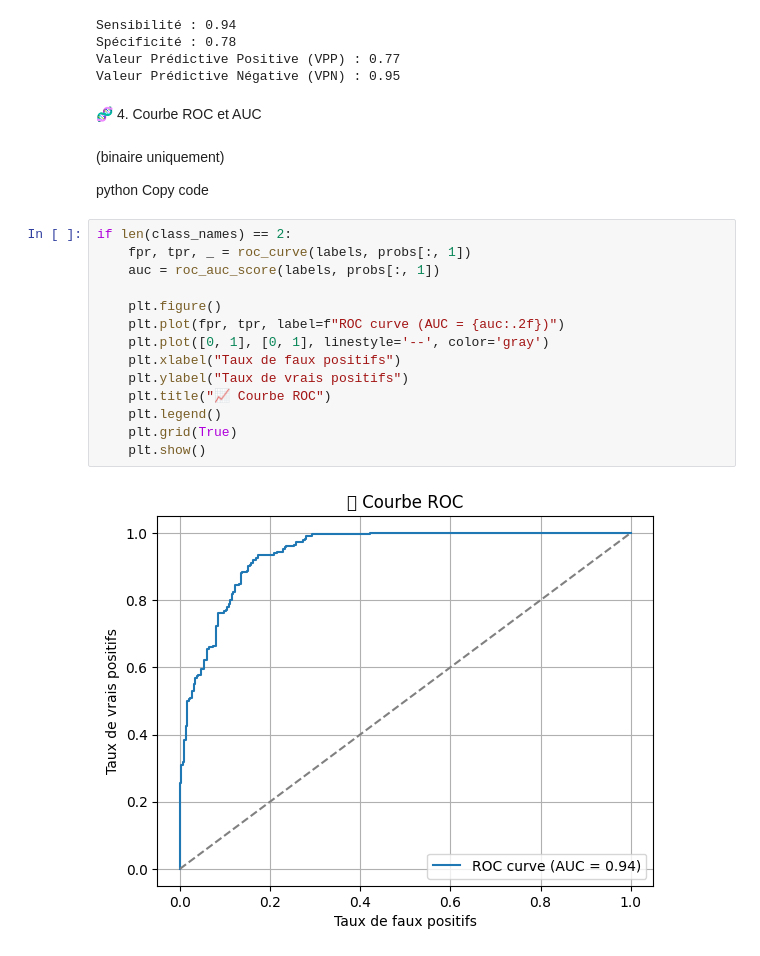
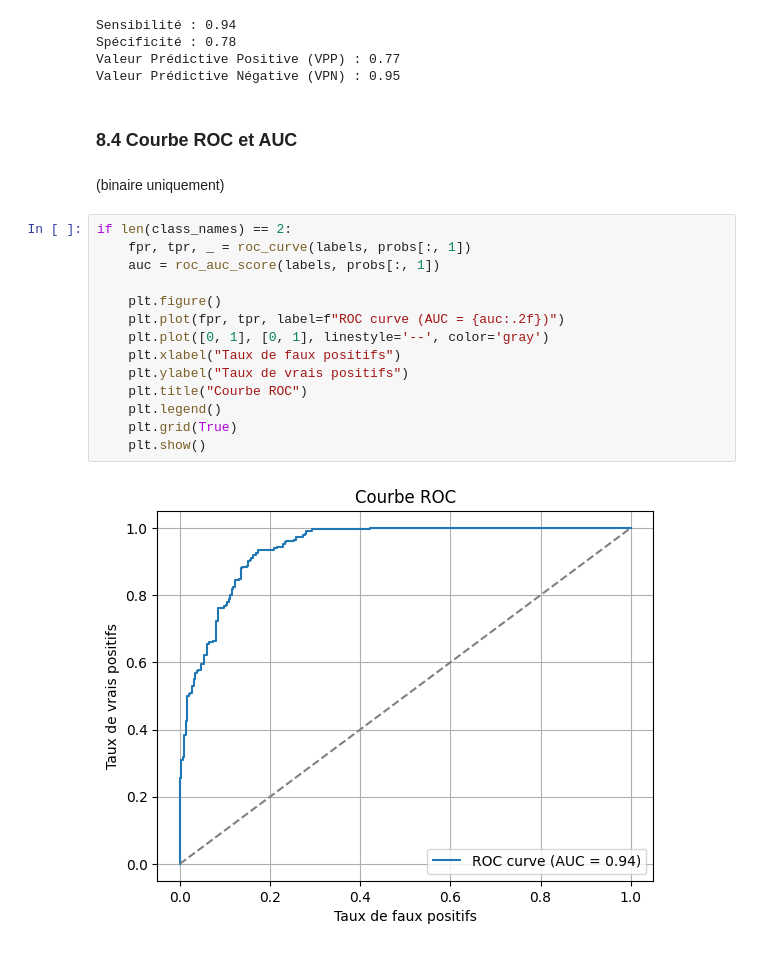
Before and after one commit to medmokhtarbouna/DL-TPs, a Jupyter notebook: TP5-Deep-Learning.ipynb, the cells around one changed output. Drawn from its saved outputs; the diff is of its cells as text.

```diff
--- a/TP5-Deep-Learning.ipynb
+++ b/TP5-Deep-Learning.ipynb
@@ -573,25 +573,22 @@ Spécificité : 0.78
 Valeur Prédictive Positive (VPP) : 0.77
 Valeur Prédictive Négative (VPN) : 0.95
 # %% [markdown]
-🧬 4. Courbe ROC et AUC
+### 8.4 Courbe ROC et AUC
 # %% [markdown]
 (binaire uniquement)
-
-python
-Copy code
 # %%
 if len(class_names) == 2:
     fpr, tpr, _ = roc_curve(labels, probs[:, 1])
     auc = roc_auc_score(labels, probs[:, 1])
 
     plt.figure()
     plt.plot(fpr, tpr, label=f"ROC curve (AUC = {auc:.2f})")
     plt.plot([0, 1], [0, 1], linestyle='--', color='gray')
     plt.xlabel("Taux de faux positifs")
     plt.ylabel("Taux de vrais positifs")
-    plt.title("📈 Courbe ROC")
+    plt.title("Courbe ROC")
     plt.legend()
     plt.grid(True)
     plt.show()
 # %% [output]
-[figure, old version]
+[figure, new version]
```
